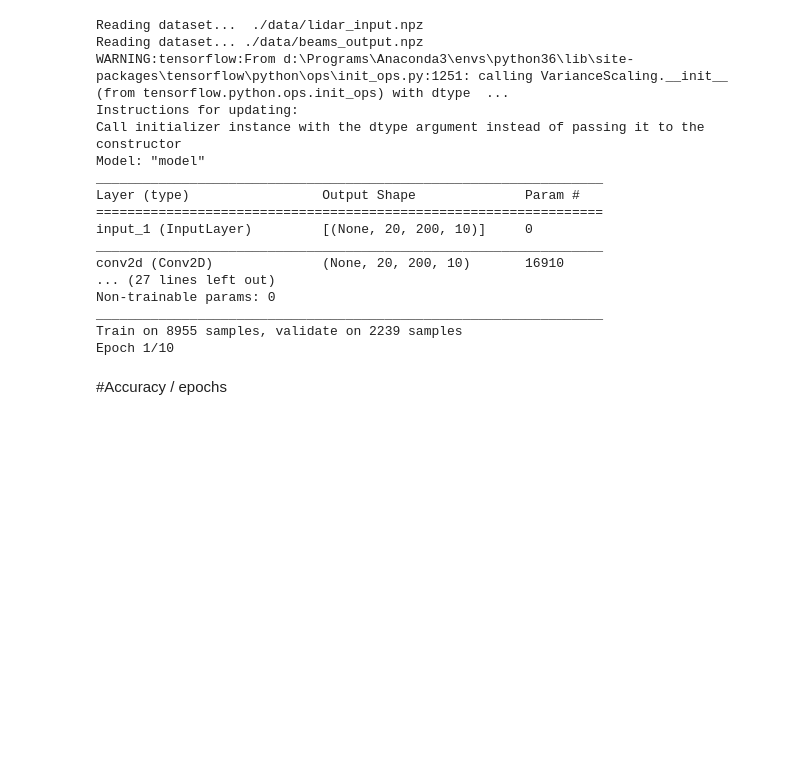
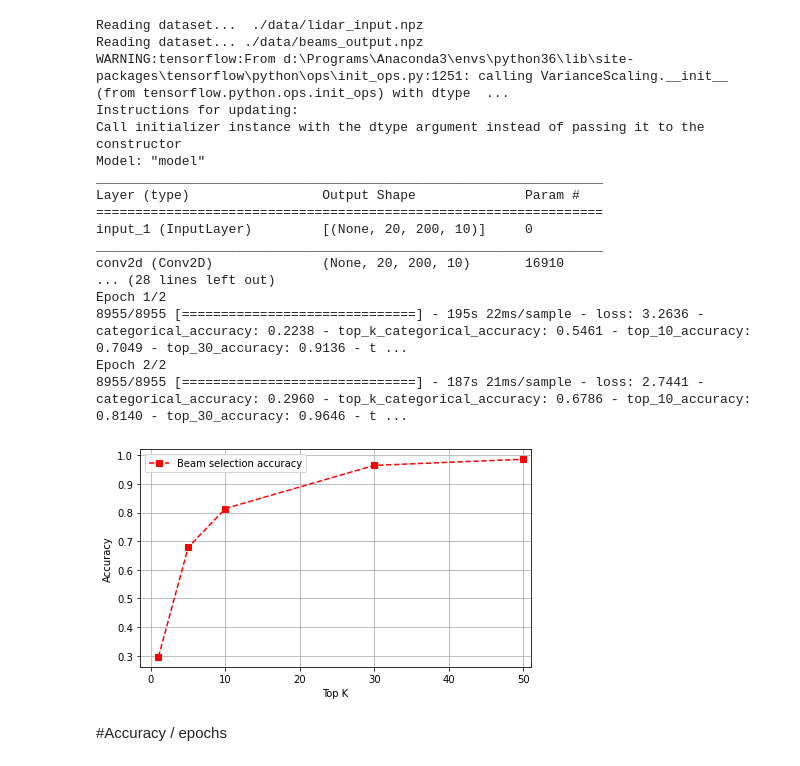
Before and after one commit to lasseufpa/ml4comm-icc21, a Jupyter notebook: beam_selection.ipynb, the cells around one changed output. Cells and saved outputs as stored; diff of their text form; code cells hidden in the pictures; blank space fills up the shorter version.

Commit message:
Fixed bugs in saving history

```diff
--- a/beam_selection.ipynb
+++ b/beam_selection.ipynb
@@ -1,26 +1,12 @@
 # %%
-#Note that you need to download the datasets and save them in the folder specified in this code.
-#The default folder name is data.
-#
-#Script context use	: This script uses Raymotime data (https://www.lasse.ufpa.br/raymobtime/) in the context of the UFPA - ITU Artificial Intelligence/Machine Learning in 5G Challenge (http://ai5gchallenge.ufpa.br/).
-#Author       		: Ailton Oliveira, Aldebaro Klautau, Arthur Nascimento, Diego Gomes, Jamelly Ferreira, Walter Frazao
+#Context: This script uses Raymotime data (https://www.lasse.ufpa.br/raymobtime/) in the context
+#of the UFPA - ITU Artificial Intelligence/Machine Learning in 5G Challenge (http://ai5gchallenge.ufpa.br/).
+#Authors       		: Ailton Oliveira, Aldebaro Klautau, Arthur Nascimento, Diego Gomes, Jamelly Ferreira, Walter Frazao
 #Email          	: ml5gphy@gmail.com
-#License		: This script is distributed under "Public Domain" license.
 ###################################################################
-
-#!/usr/bin/env python3
-# -*- coding: utf-8 -*-
-
-'''Trains a deep NN for choosing top-K beams
-Adapted by AK: Aug 7, 2018
-See
-https://machinelearningmastery.com/binary-classification-tutorial-with-the-keras-deep-learning-library/
-and
-https://stackoverflow.com/questions/45642077/do-i-need-to-use-one-hot-encoding-if-my-output-variable-is-binary
-See for explanation about convnet and filters:
-https://datascience.stackexchange.com/questions/16463/what-is-are-the-default-filters-used-by-keras-convolution2d
-and
-http://cs231n.github.io/convolutional-networks/
+'''Trains a deep NN for choosing top-K beams.
+Note that you need to download the datasets and save them in the folder specified in this code.
+The default folder name is data.
 '''
 import csv
 import tensorflow as tf
@@ -111,7 +97,7 @@ coord = False  #coordinates with the receiver position obtained from GPS
 img = False  #RGB images obtained from cameras
 lidar = True  #three-dimensional histogram obtained form LIDAR point cloud
 
-num_epochs = 10
+num_epochs = 2 #assume a rather small number just to demo things. You should try larger values
 batch_size = 32
 tgtRec = 3
 seed = 7
@@ -179,7 +165,7 @@ if img:
     else:
         img_model = modelHand.createArchitecture('light_image',num_classes,[img_train_input_shape[1],img_train_input_shape[2],img_train_input_shape[3]],'complete')
 if lidar:
-    lidar_model = modelHand.createArchitecture('lidar_marcus',num_classes,[lidar_train_input_shape[1],lidar_train_input_shape[2],lidar_train_input_shape[3]],'complete')
+    lidar_model = modelHand.createArchitecture('lidar_simple',num_classes,[lidar_train_input_shape[1],lidar_train_input_shape[2],lidar_train_input_shape[3]],'complete')
 
 if sum(multimodal) == 2:
     if coord and lidar:
@@ -289,7 +275,7 @@ else:
         hist = model.fit(X_lidar_train,y_train,epochs=num_epochs,batch_size=batch_size, validation_data=(X_lidar_validation, y_validation))
 
 with open('history.txt', 'w') as f:
-       f.write(str(history.history))
+       f.write(str(hist.history))
 
 if plot:
        import matplotlib.pyplot as plt
@@ -300,38 +286,39 @@ if plot:
        # acurracy's
        y = [max(hist.history['categorical_accuracy']),
        max(hist.history['top_k_categorical_accuracy']),
        max(hist.history['top_10_accuracy']),
        max(hist.history['top_30_accuracy']),
        max(hist.history['top_50_accuracy'])]
        ax.plot(k_beams,y, 'r--s', label = 'Beam selection accuracy')
        # original labels
        '''ax.plot(k_beams,y_ori, 'b--s', label = 'Correct orientation-LIDAR')
        ax.plot(k_beams,y_sori, 'k--s', label = 'Fixed oientation-LIDAR ')
        ax.plot(k_beams,y_MM_ori, 'm--s', label = 'Correct orientation-MM')
        ax.plot(k_beams,y_MM_sori, 'r--s', label = 'Fixed oientation-MM')'''
        ax.set(xlabel='Top K', ylabel='Accuracy')
        plt.xlim(right=51)
        ax.grid()
        plt.legend()
        plt.show()
 # %% [output]
 Reading dataset...  ./data/lidar_input.npz
 Reading dataset... ./data/beams_output.npz
 WARNING:tensorflow:From d:\Programs\Anaconda3\envs\python36\lib\site-packages\tensorflow\python\ops\init_ops.py:1251: calling VarianceScaling.__init__ (from tensorflow.python.ops.init_ops) with dtype  ...
 Instructions for updating:
 Call initializer instance with the dtype argument instead of passing it to the constructor
 Model: "model"
 _________________________________________________________________
 Layer (type)                 Output Shape              Param #
 =================================================================
 input_1 (InputLayer)         [(None, 20, 200, 10)]     0
 _________________________________________________________________
 conv2d (Conv2D)              (None, 20, 200, 10)       16910
-... (27 lines left out)
-Non-trainable params: 0
-_________________________________________________________________
-Train on 8955 samples, validate on 2239 samples
-Epoch 1/10
+... (28 lines left out)
+Epoch 1/2
+8955/8955 [==============================] - 195s 22ms/sample - loss: 3.2636 - categorical_accuracy: 0.2238 - top_k_categorical_accuracy: 0.5461 - top_10_accuracy: 0.7049 - top_30_accuracy: 0.9136 - t ...
+Epoch 2/2
+8955/8955 [==============================] - 187s 21ms/sample - loss: 2.7441 - categorical_accuracy: 0.2960 - top_k_categorical_accuracy: 0.6786 - top_10_accuracy: 0.8140 - top_30_accuracy: 0.9646 - t ...
+[figure, added]
 # %% [markdown]
 #Accuracy / epochs
 # %%
```
Also changed, not shown: parts of 6 cells of this notebook.
